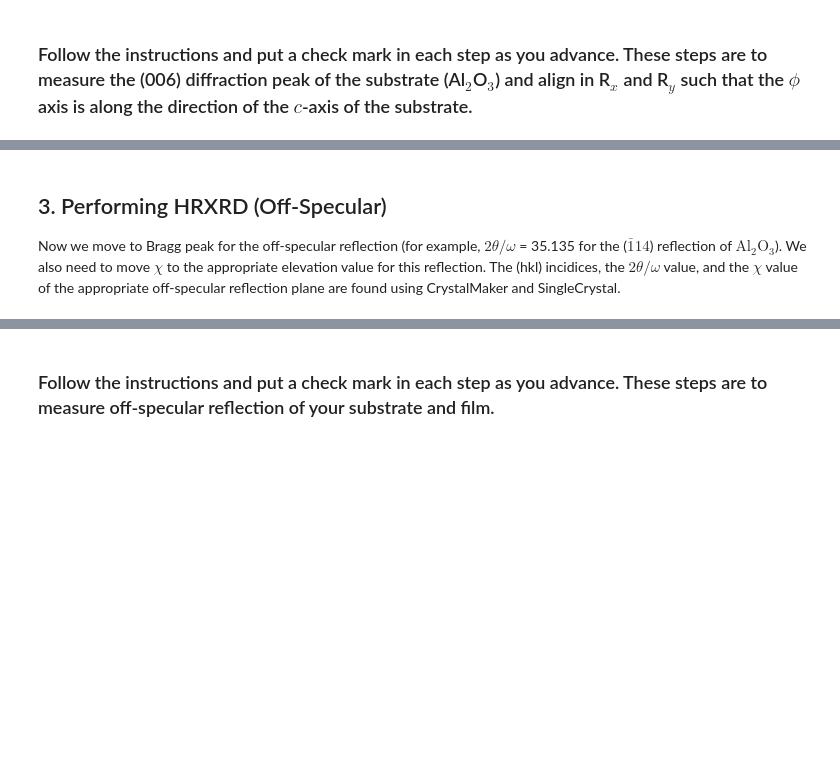
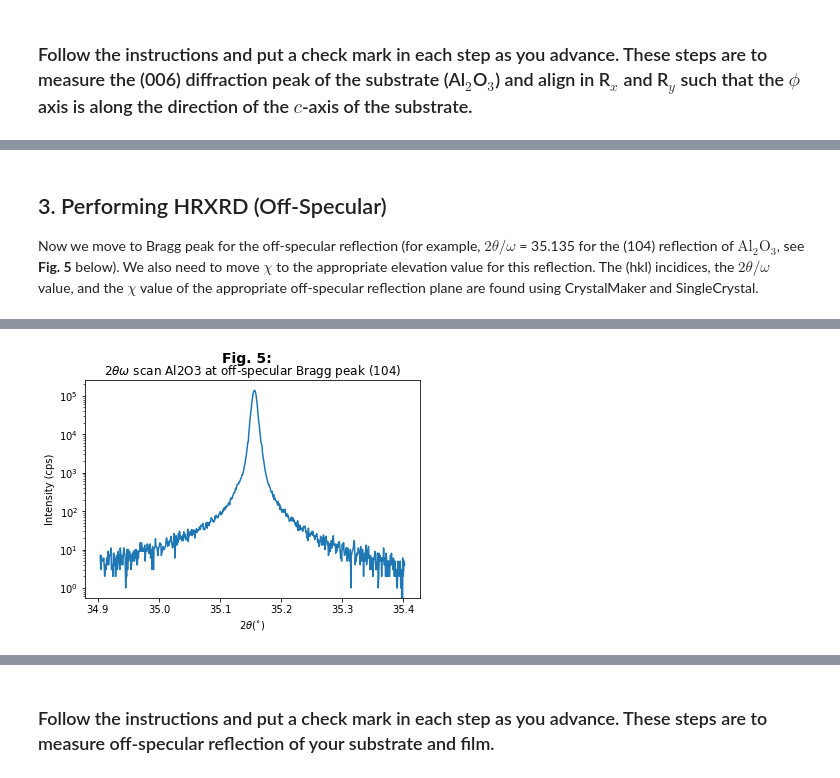
Before and after one commit to josephmccourt2018/lab_jupyter_notebooks, a Jupyter notebook: HRXRD_Off_Specular_Lab3.ipynb, the cells around one changed output, grey strips where cells are left out. Drawn from its saved outputs; the diff is of its cells as text; code cells hidden in the pictures; blank space fills up the shorter version.

```diff
--- a/HRXRD_Off_Specular_Lab3.ipynb
+++ b/HRXRD_Off_Specular_Lab3.ipynb
@@ -546,4 +608,18 @@ GridBox(children=(Checkbox(value=False, description='<strong> Step </strong>8:')
 # %% [markdown]
+
 ## 3. Performing HRXRD (Off-Specular)
 
-Now we move to Bragg peak for the off-specular reflection (for example, $2\theta/\omega$ = 35.135 for the ($\bar{1}14$) reflection of $\text{Al}_2\text{O}_3$). We also need to move $\chi$ to the appropriate elevation value for this reflection. The (hkl) incidices, the $2\theta/\omega$ value, and the $\chi$ value of the appropriate off-specular reflection plane are found using CrystalMaker and SingleCrystal.
+Now we move to Bragg peak for the off-specular reflection (for example, $2\theta/\omega$ = 35.135 for the (104) reflection of $\text{Al}_2\text{O}_3$, see **Fig. 5** below). We also need to move $\chi$ to the appropriate elevation value for this reflection. The (hkl) incidices, the $2\theta/\omega$ value, and the $\chi$ value of the appropriate off-specular reflection plane are found using CrystalMaker and SingleCrystal.
+# %%
+#2tw substrate example (Al2O3 -114 peak)
+display(tag)
+df_2tw_al2o3 = pd.read_table('https://raw.githubusercontent.com/josephmccourt2018/lab_jupyter_notebooks/master/example/461_test/PLD10nmFe2O3_Al2O3/Off_Specular/2TWFINE_Al2O3_104_0002_Scan2020Oct15-122201.ras',sep = '\s+',comment='*',names = ["2TH","Intensity","att"],header = 1)
+plt.figure()
+plt.suptitle('Fig. 5:', fontsize=14, fontweight='bold')
+plt.title('$2\\theta\omega$ scan Al2O3 at off-specular Bragg peak ($104$)')
+plt.plot(df_2tw_al2o3[df_2tw_al2o3.columns[0]],df_2tw_al2o3[df_2tw_al2o3.columns[1]]*df_2tw_al2o3[df_2tw_al2o3.columns[2]])
+plt.yscale('log')
+plt.xlabel("2$\\theta$($^{\circ}$)")
+plt.ylabel(df_2tw_al2o3.columns[1]+" (cps)")
+plt.show()
+# %% [output]
@@ -549,0 +627 @@ Now we move to Bragg peak for the off-specular reflection (for example, $2\theta
+[figure, added]
```
Also changed, not shown: parts of 23 cells of this notebook, 5 other files.
